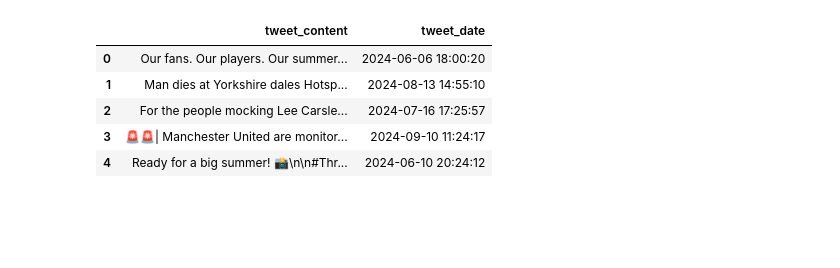
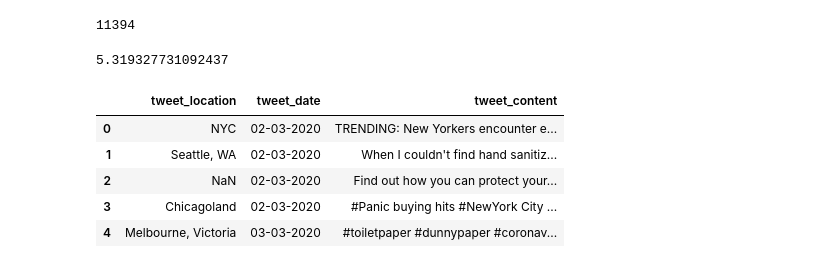
Before and after one commit to triom/LIVE-TWITTER-SENTIMENT-ANALYSIS, a Jupyter notebook: src/draft.ipynb, the cells around one changed output. Drawn from its saved outputs; the diff is of its cells as text; code cells hidden in the pictures; blank space fills up the shorter version.

```diff
--- a/src/draft.ipynb
+++ b/src/draft.ipynb
@@ -44,20 +43,34 @@ df1.head()
 | 2 | 3 | England Extra | For the people mocking Lee Carsle... | Tue Jul 16 17:25:57 +0000 2024 | 433 | 4542 |
 | 3 | 4 | CentreGoals. | 🚨🚨| Manchester United are monitor... | Tue Sep 10 11:24:17 +0000 2024 | 80 | 1817 |
 | 4 | 5 | England | Ready for a big summer! 📸\n\n#Thr... | Mon Jun 10 20:24:12 +0000 2024 | 2011 | 22827 |
+# %%
+df2 = pd.read_csv('tweets_2.csv')
+df2.head()
+# %%
+df2.size
+# %% [output]
+11394
+# %%
+11394/2142
+# %% [output]
+5.319327731092437
+# %%
+# df2['tweet_date'] = pd.to_datetime(df2['tweet_date'], format='%a %b %d %H:%M:%S %z %Y')
+df2['tweet_date'] = df2['tweet_date'].dt.strftime("%Y-%m-%d")
 # %%
 df1['Created At'] = pd.to_datetime(df1['Created At'], format='%a %b %d %H:%M:%S %z %Y')
 df1['Created At'] = df1['Created At'].dt.strftime("%Y-%m-%d %H:%M:%S")
 df1 = df1.drop(columns=["Tweet_count" ,"Username", "Retweets", "Likes"])
 df1.rename(columns={'Text': 'tweet_content', 'Created At':'tweet_date'}, inplace=True)
 # %%
-df1.head()
+df2.head()
 # %% [output]
-|  | tweet_content | tweet_date |
-| 0 | Our fans. Our players. Our summer... | 2024-06-06 18:00:20 |
-| 1 | Man dies at Yorkshire dales Hotsp... | 2024-08-13 14:55:10 |
-| 2 | For the people mocking Lee Carsle... | 2024-07-16 17:25:57 |
-| 3 | 🚨🚨| Manchester United are monitor... | 2024-09-10 11:24:17 |
-| 4 | Ready for a big summer! 📸\n\n#Thr... | 2024-06-10 20:24:12 |
+|  | tweet_location | tweet_date | tweet_content |
+| 0 | NYC | 02-03-2020 | TRENDING: New Yorkers encounter e... |
+| 1 | Seattle, WA | 02-03-2020 | When I couldn't find hand sanitiz... |
+| 2 | NaN | 02-03-2020 | Find out how you can protect your... |
+| 3 | Chicagoland | 02-03-2020 | #Panic buying hits #NewYork City ... |
+| 4 | Melbourne, Victoria | 03-03-2020 | #toiletpaper #dunnypaper #coronav... |
 # %%
 # data cleaning and prep
 def data_cleaning_and_preparation(df, text):
```
Also changed, not shown: parts of 47 cells of this notebook, 10 other files.
